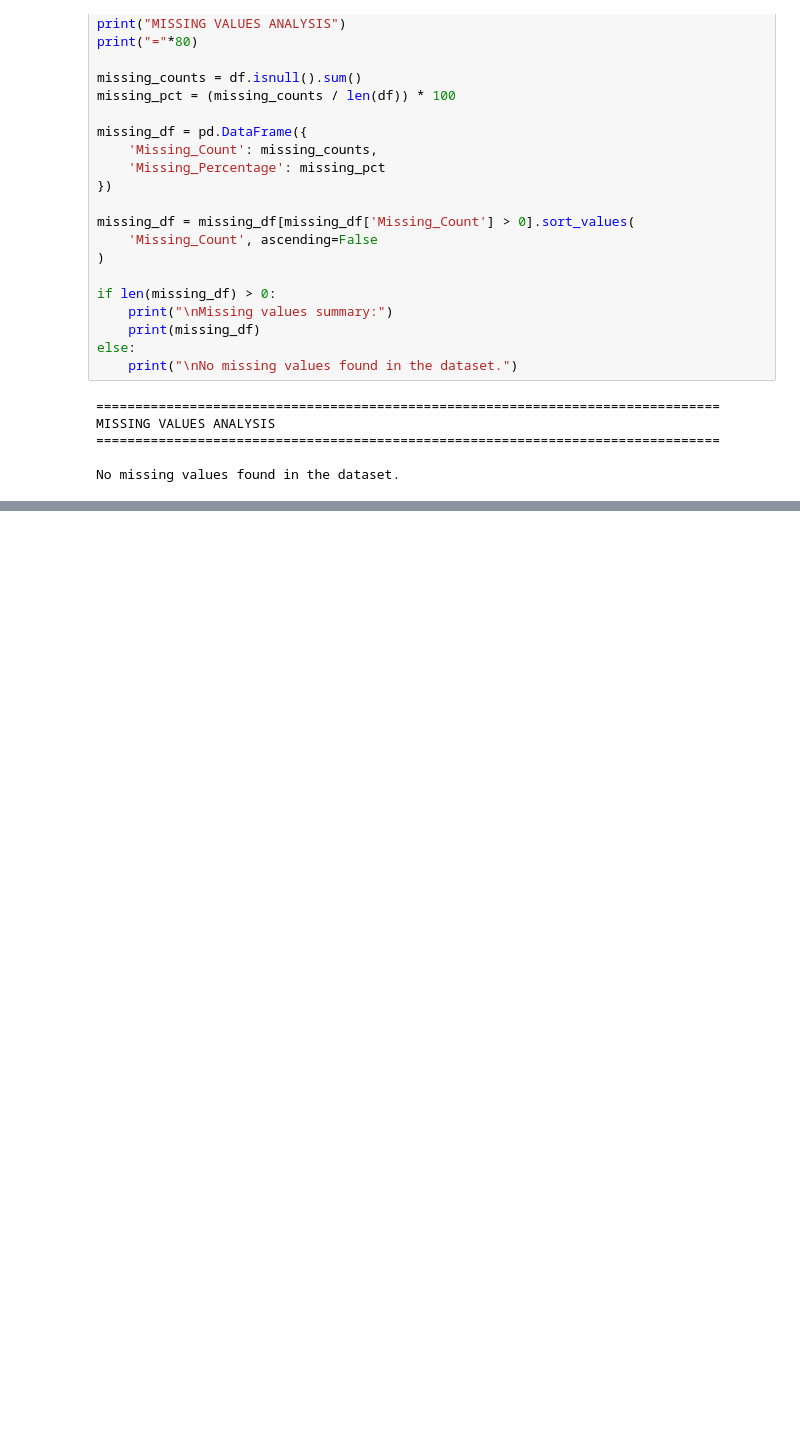
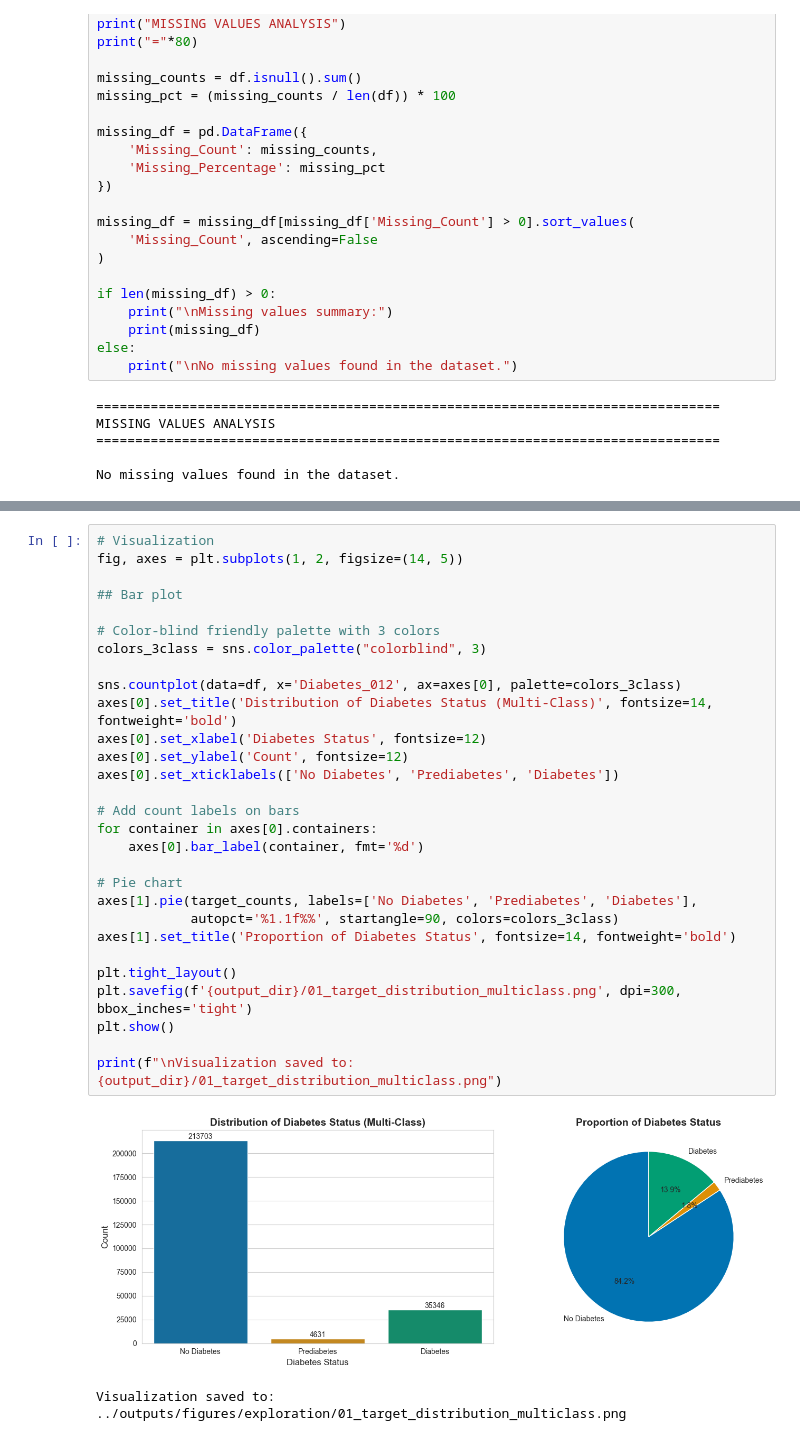
Before and after one commit to eyyuboeztuerk-arch/diabetes-multiclass-project, a Jupyter notebook: notebooks/01_exploration.ipynb, the cells around one changed output, grey strips where cells are left out. Saved outputs shown, nothing was run; the diff lists cells and outputs as text; blank space fills up the shorter version.

Commit message:
Implement target variable analysis in 01_exploration.ipynb

```diff
--- a/notebooks/01_exploration.ipynb
+++ b/notebooks/01_exploration.ipynb
@@ -414,0 +458,32 @@ No missing values found in the dataset.
+# %%
+# Visualization
+fig, axes = plt.subplots(1, 2, figsize=(14, 5))
+
+## Bar plot
+
+# Color-blind friendly palette with 3 colors
+colors_3class = sns.color_palette("colorblind", 3)
+
+sns.countplot(data=df, x='Diabetes_012', ax=axes[0], palette=colors_3class)
+axes[0].set_title('Distribution of Diabetes Status (Multi-Class)', fontsize=14, fontweight='bold')
+axes[0].set_xlabel('Diabetes Status', fontsize=12)
+axes[0].set_ylabel('Count', fontsize=12)
+axes[0].set_xticklabels(['No Diabetes', 'Prediabetes', 'Diabetes'])
+
+# Add count labels on bars
+for container in axes[0].containers:
+    axes[0].bar_label(container, fmt='%d')
+
+# Pie chart
+axes[1].pie(target_counts, labels=['No Diabetes', 'Prediabetes', 'Diabetes'],
+            autopct='%1.1f%%', startangle=90, colors=colors_3class)
+axes[1].set_title('Proportion of Diabetes Status', fontsize=14, fontweight='bold')
+
+plt.tight_layout()
+plt.savefig(f'{output_dir}/01_target_distribution_multiclass.png', dpi=300, bbox_inches='tight')
+plt.show()
+
+print(f"\nVisualization saved to: {output_dir}/01_target_distribution_multiclass.png")
+# %% [output]
+[figure, added]
+Visualization saved to: ../outputs/figures/exploration/01_target_distribution_multiclass.png
```
Also changed, not shown: parts of 3 cells of this notebook.
